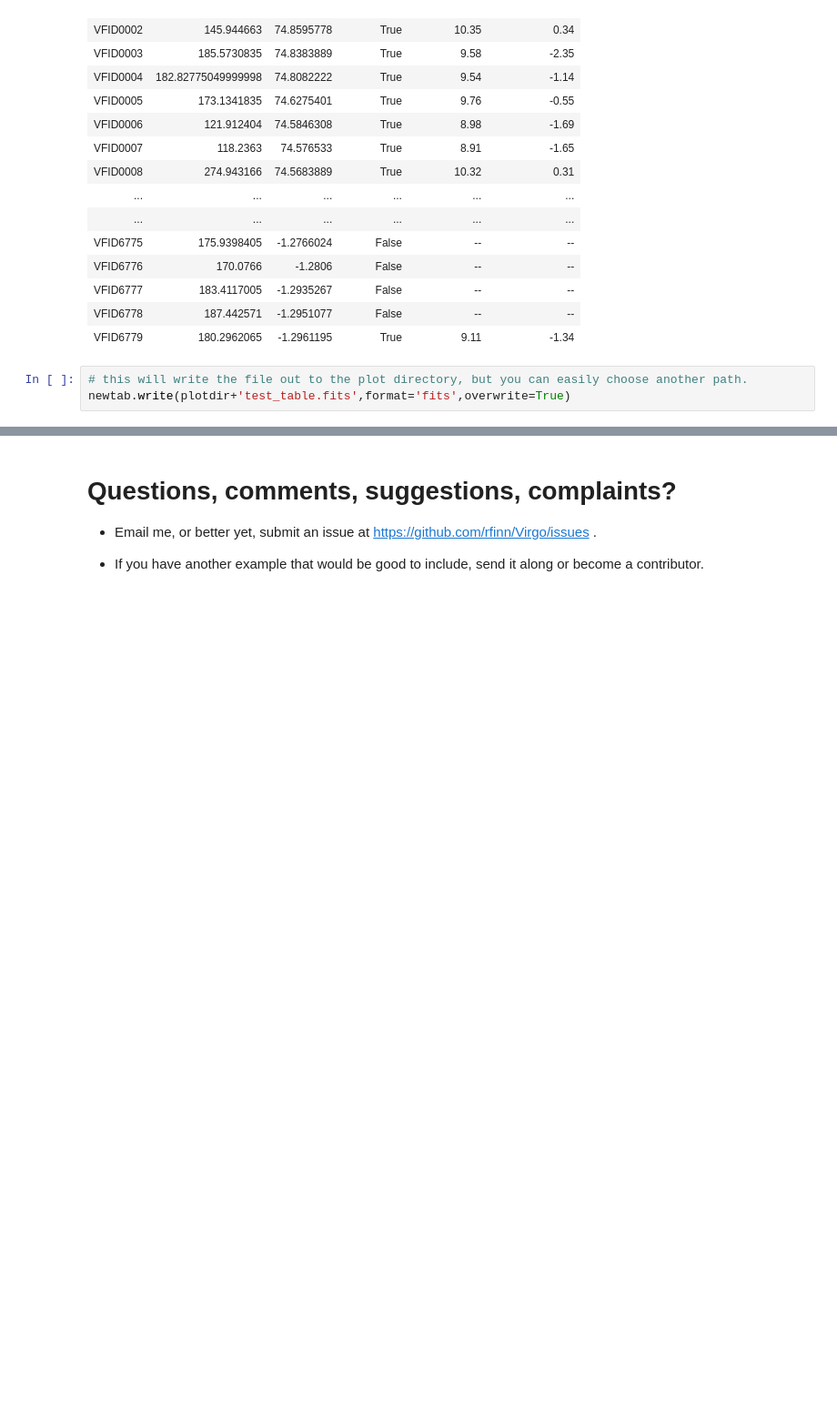
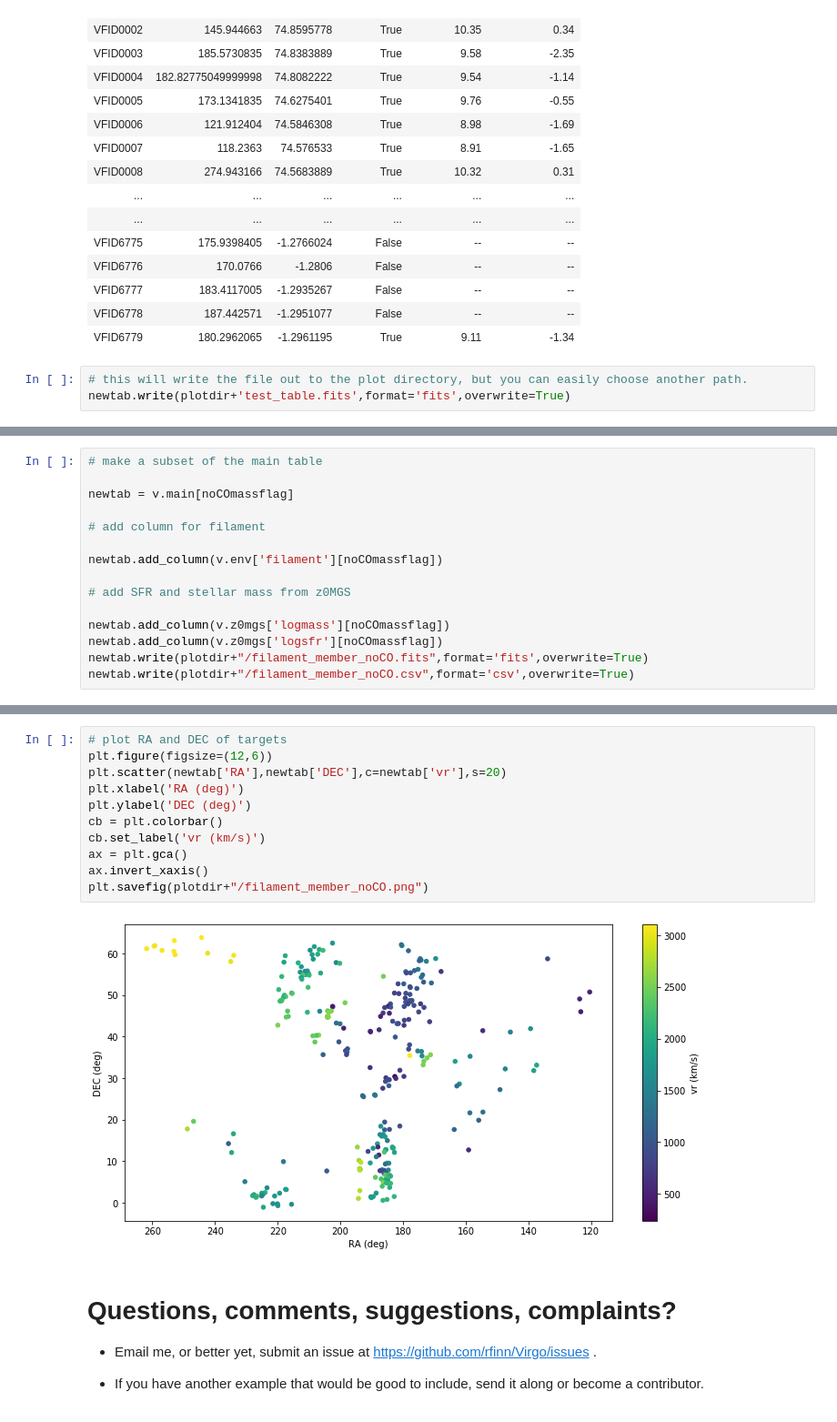
Before and after one commit to rfinn/Virgo, a Jupyter notebook: notebooks/using-vf-catalogs.ipynb, the cells around one changed output, grey strips where cells are left out. Shown at 91% size. Saved outputs shown, nothing was run; the diff lists cells and outputs as text; blank space fills up the shorter version.

```diff
--- a/notebooks/using-vf-catalogs.ipynb
+++ b/notebooks/using-vf-catalogs.ipynb
@@ -458,0 +499,15 @@ newtab.write(plotdir+'test_table.fits',format='fits',overwrite=True)
+# %%
+# make a subset of the main table
+
+newtab = v.main[noCOmassflag]
+
+# add column for filament
+
+newtab.add_column(v.env['filament'][noCOmassflag])
+
+# add SFR and stellar mass from z0MGS
+
+newtab.add_column(v.z0mgs['logmass'][noCOmassflag])
+newtab.add_column(v.z0mgs['logsfr'][noCOmassflag])
+newtab.write(plotdir+"/filament_member_noCO.fits",format='fits',overwrite=True)
+newtab.write(plotdir+"/filament_member_noCO.csv",format='csv',overwrite=True)
@@ -459,3 +538,16 @@ newtab.write(plotdir+'test_table.fits',format='fits',overwrite=True)
+# %%
+# plot RA and DEC of targets
+plt.figure(figsize=(12,6))
+plt.scatter(newtab['RA'],newtab['DEC'],c=newtab['vr'],s=20)
+plt.xlabel('RA (deg)')
+plt.ylabel('DEC (deg)')
+cb = plt.colorbar()
+cb.set_label('vr (km/s)')
+ax = plt.gca()
+ax.invert_xaxis()
+plt.savefig(plotdir+"/filament_member_noCO.png")
+# %% [output]
+[figure, added]
 # %% [markdown]
 # Questions, comments, suggestions, complaints?
 
```
Also changed, not shown: parts of 9 cells of this notebook.
